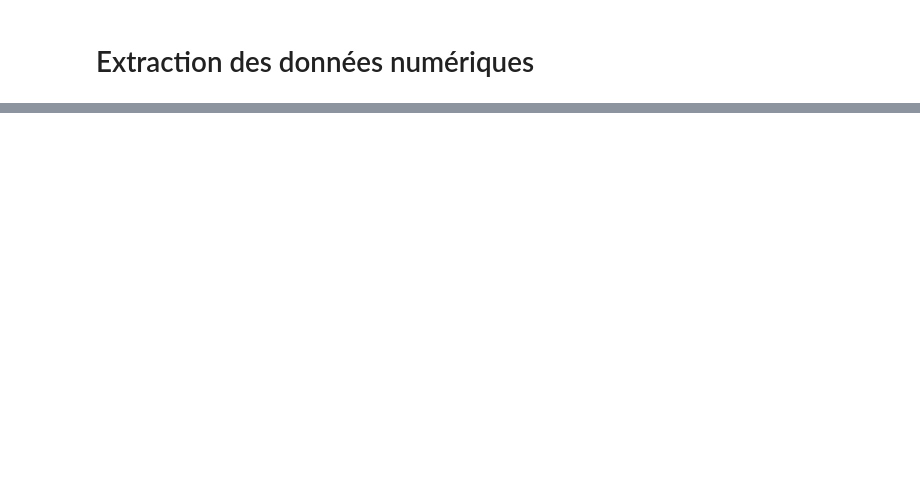
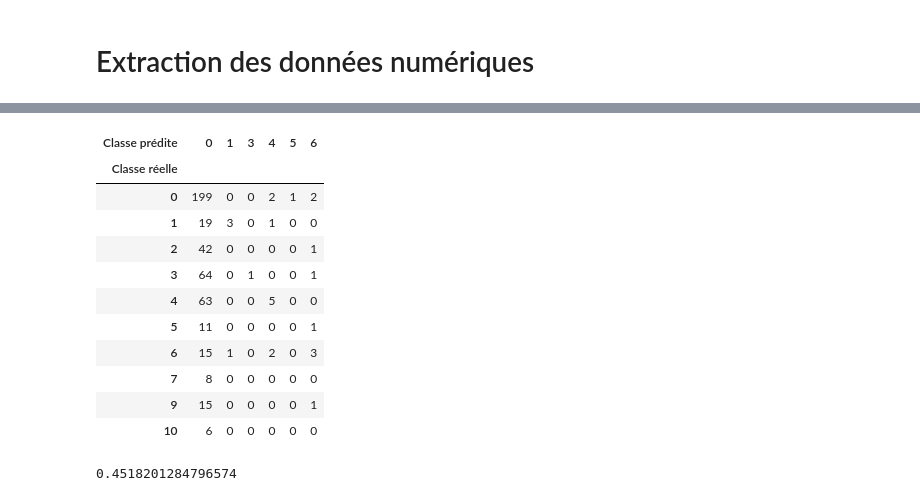
Before and after one commit to heuzef/cartofriches, a Jupyter notebook: profil/ml/ml_cartofriches_training.ipynb, the cells around one changed output, grey strips where cells are left out. Saved outputs shown, nothing was run; the diff lists cells and outputs as text; code cells hidden in the pictures; blank space fills up the shorter version.

```diff
--- a/profil/ml/ml_cartofriches_training.ipynb
+++ b/profil/ml/ml_cartofriches_training.ipynb
@@ -112,0 +234,6 @@ memory usage: 291.5 KB
+# %%
+scaler = preprocessing.StandardScaler().fit(X_train)
+X_train_scaled = scaler.transform(X_train)
+X_test_scaled = scaler.transform(X_test)
+# %%
+clf = svm.SVC(gamma=0.01, kernel='poly')
@@ -112,0 +244,20 @@ memory usage: 291.5 KB
+# %%
+y_pred_svm = clf.predict(X_test_scaled)
+pd.crosstab(y_test, y_pred_svm, rownames=['Classe réelle'], colnames=['Classe prédite'])
+# %% [output]
+| Classe prédite | 0 | 1 | 3 | 4 | 5 | 6 |
+| Classe réelle |  |  |  |  |  |  |
+| 0 | 199 | 0 | 0 | 2 | 1 | 2 |
+| 1 | 19 | 3 | 0 | 1 | 0 | 0 |
+| 2 | 42 | 0 | 0 | 0 | 0 | 1 |
+| 3 | 64 | 0 | 1 | 0 | 0 | 1 |
+| 4 | 63 | 0 | 0 | 5 | 0 | 0 |
+| 5 | 11 | 0 | 0 | 0 | 0 | 1 |
+| 6 | 15 | 1 | 0 | 2 | 0 | 3 |
+| 7 | 8 | 0 | 0 | 0 | 0 | 0 |
+| 9 | 15 | 0 | 0 | 0 | 0 | 1 |
+| 10 | 6 | 0 | 0 | 0 | 0 | 0 |
+# %%
+clf.score(X_test_scaled, y_test)
+# %% [output]
+0.4518201284796574
```
Also changed, not shown: parts of 18 cells of this notebook.
